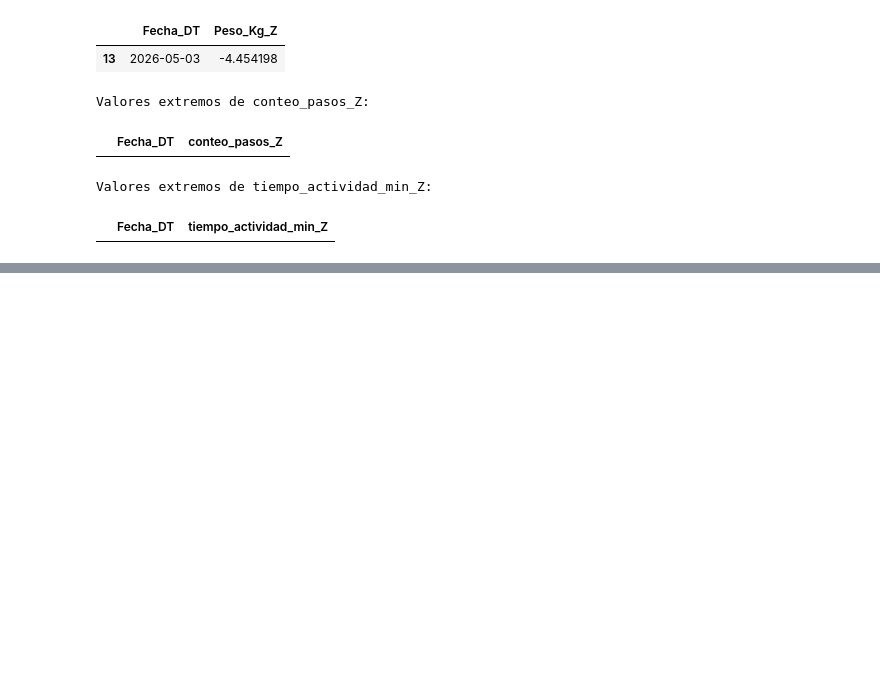
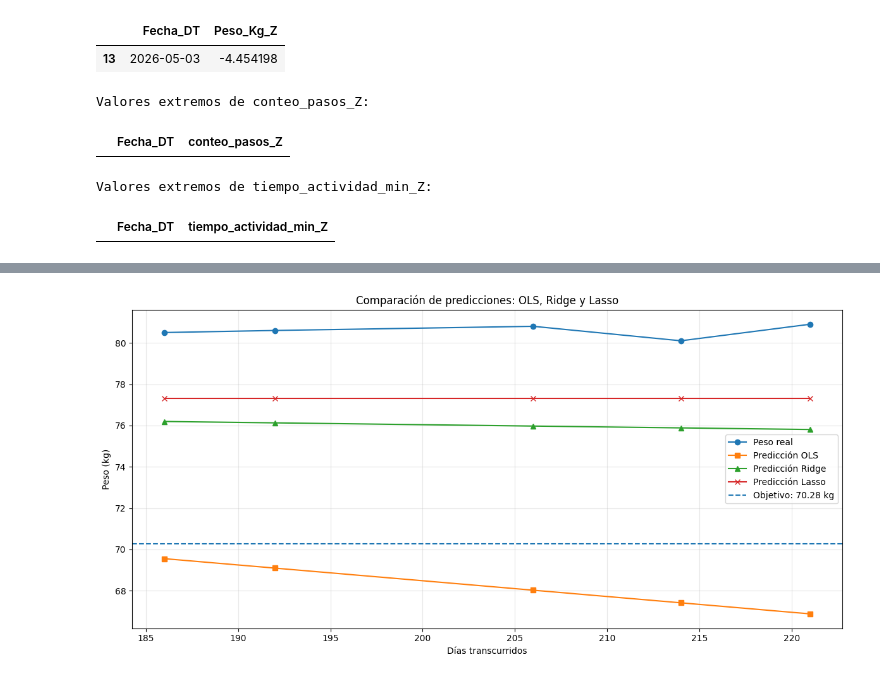
Before and after one commit to GabyPaolaING/Machine-Learning, a Jupyter notebook: P2P1.- INTEGRACIÓN MULTIFUENTE DE DATOS .ipynb, the cells around one changed output, grey strips where cells are left out. Saved outputs shown, nothing was run; the diff lists cells and outputs as text; code cells hidden in the pictures; blank space fills up the shorter version.

```diff
--- a/P2P1.- INTEGRACIÓN MULTIFUENTE DE DATOS .ipynb
+++ b/P2P1.- INTEGRACIÓN MULTIFUENTE DE DATOS .ipynb
@@ -2544,0 +2439,51 @@ Se necesitan al menos dos semanas en cada grupo; es preferible contar con más o
+# %%
+
+# CELDA 8. Comparar las predicciones de los modelos
+
+import matplotlib.pyplot as plt
+
+plt.figure(figsize=(12, 6))
+
+plt.plot(
+    datos["Dias_Transcurridos"].iloc[len(X_train):],
+    y_test.values,
+    marker="o",
+    label="Peso real"
+)
+
+plt.plot(
+    datos["Dias_Transcurridos"].iloc[len(X_train):],
+    pred_ols,
+    marker="s",
+    label="Predicción OLS"
+)
+
+plt.plot(
+    datos["Dias_Transcurridos"].iloc[len(X_train):],
+    pred_ridge,
+    marker="^",
+    label="Predicción Ridge"
+)
+
+plt.plot(
+    datos["Dias_Transcurridos"].iloc[len(X_train):],
+    pred_lasso,
+    marker="x",
+    label="Predicción Lasso"
+)
+
+plt.axhline(
+    y=70.28,
+    linestyle="--",
+    label="Objetivo: 70.28 kg"
+)
+
+plt.xlabel("Días transcurridos")
+plt.ylabel("Peso (kg)")
+plt.title("Comparación de predicciones: OLS, Ridge y Lasso")
+plt.legend()
+plt.grid(True, alpha=0.3)
+plt.tight_layout()
+plt.show()
+# %% [output]
+[figure, added]
```
Also changed, not shown: parts of 15 cells of this notebook.
